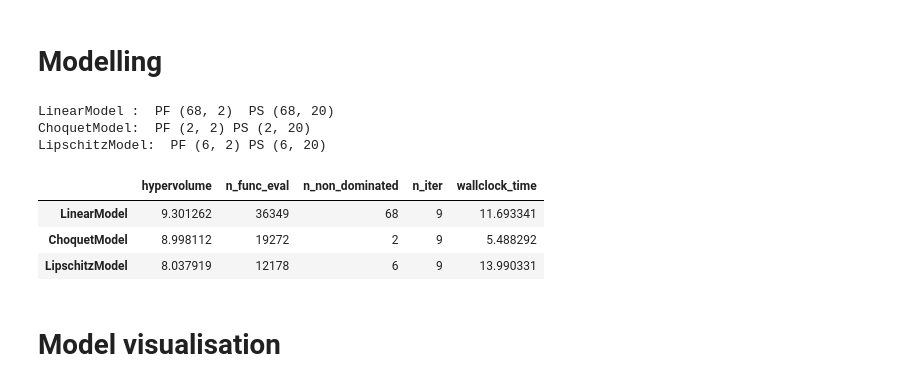
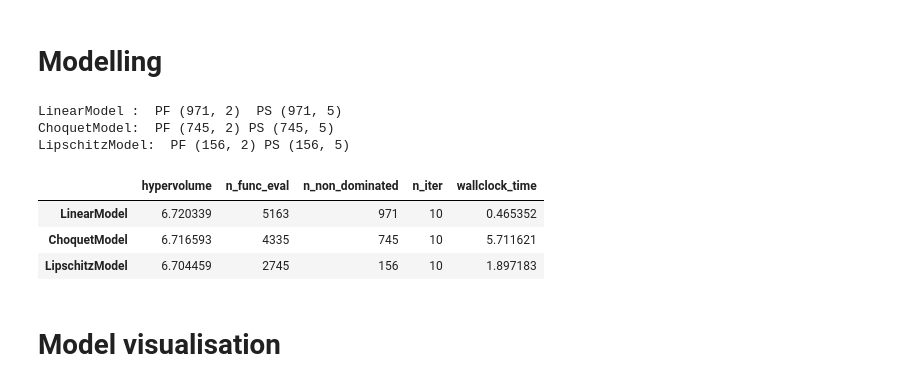
Before and after one commit to Trminh06-work/CAS, a Jupyter notebook: pymoo_lab.ipynb, the cells around one changed output. Cells and saved outputs as stored; diff of their text form; code cells hidden in the pictures.

```diff
--- a/pymoo_lab.ipynb
+++ b/pymoo_lab.ipynb
@@ -12,36 +15,48 @@ from utils import evaluate, visualise_weights
 # Modelling
 # %%
 # ZDT calling
-linear_model = LinearModel(problem = ZDT2(n_dim = 20), max_iter = 50, random_state = 42)
-choquet_model = ChoquetModel(problem = ZDT2(n_dim = 20), max_iter = 50, random_state = 42, method = 2)
-slip_model = LipschitzModel(problem = ZDT2(n_dim = 20), max_iter = 50, random_state = 42,
-                            type = "global_mon", num_k = 2, mon = [1, 1, 1]) # ZDT3 is bi-objective
+# linear_model = LinearModel(problem = ZDT1(n_dim = 5), max_iter = 10, random_state = 42)
+# choquet_model = ChoquetModel(problem = ZDT1(n_dim = 5), max_iter = 10, random_state = 42, method = 2)
+# slip_model = LipschitzModel(problem = ZDT1(n_dim = 5), max_iter = 10, random_state = 42,
+#                             type = "global_mon", num_k = 2, mon = [1, 1, 1]) # ZDT3 is bi-objective
 
 # # DTLZ calling
 # linear_model = LinearModel(problem = DTLZ1(n_dim = 20, n_obj = 3), max_iter = 50, random_state = 42)
 # choquet_model = ChoquetModel(problem = DTLZ1(n_dim = 20, n_obj = 3), max_iter = 50, random_state = 42, method = 2)
 # slip_model = LipschitzModel(problem = DTLZ1(n_dim = 20, n_obj = 3), max_iter = 50, random_state = 42,
 #                             type = "global_mon", num_k = 2, mon = [1, 1, 1])
+
+# Self-constructed calling
+linear_model = LinearModel(problem = ZDT1_Shifted(n_dim = 5), max_iter = 10, random_state = 42)
+choquet_model = ChoquetModel(problem = ZDT1_Shifted(n_dim = 5), max_iter = 10, random_state = 42, method = 2)
+slip_model = LipschitzModel(problem = ZDT1_Shifted(n_dim = 5), max_iter = 10, random_state = 42,
+                            type = "global_mon", num_k = 2, mon = [1, 1, 1])
+
+# linear_model = LinearModel(problem = ZDT2_Combined(n_dim = 10, order = [0, 1], C = 0.2), max_iter = 20, random_state = 42)
+# choquet_model = ChoquetModel(problem = ZDT2_Combined(n_dim = 10, order = [0, 1], C = 0.2), max_iter = 20, random_state = 42, method = 2)
+# slip_model = LipschitzModel(problem = ZDT2_Combined(n_dim = 10, order = [0, 1], C = 0.2), max_iter = 20, random_state = 42,
+#                             type = "global_mon", num_k = 2, mon = [1, 1, 1])
+
 
 # Let them solve
 linear_model.solve()
 choquet_model.solve()
 slip_model.solve()
 
 # Summary their performance metrics
 
 print(f"LinearModel :  PF {linear_model.PF.shape}  PS {linear_model.PS.shape}")
 print(f"ChoquetModel:  PF {choquet_model.PF.shape} PS {choquet_model.PS.shape}")
 print(f"LipschitzModel:  PF {slip_model.PF.shape} PS {slip_model.PS.shape}")
 evaluate([linear_model, choquet_model, slip_model])
 # %% [output]
-LinearModel :  PF (68, 2)  PS (68, 20)
-ChoquetModel:  PF (2, 2) PS (2, 20)
-LipschitzModel:  PF (6, 2) PS (6, 20)
+LinearModel :  PF (971, 2)  PS (971, 5)
+ChoquetModel:  PF (745, 2) PS (745, 5)
+LipschitzModel:  PF (156, 2) PS (156, 5)
 |  | hypervolume | n_func_eval | n_non_dominated | n_iter | wallclock_time |
-| LinearModel | 9.301262 | 36349 | 68 | 9 | 11.693341 |
-| ChoquetModel | 8.998112 | 19272 | 2 | 9 | 5.488292 |
-| LipschitzModel | 8.037919 | 12178 | 6 | 9 | 13.990331 |
+| LinearModel | 6.720339 | 5163 | 971 | 10 | 0.465352 |
+| ChoquetModel | 6.716593 | 4335 | 745 | 10 | 5.711621 |
+| LipschitzModel | 6.704459 | 2745 | 156 | 10 | 1.897183 |
 # %% [markdown]
 # Model visualisation
 # %%
```
Also changed, not shown: parts of 16 cells of this notebook, 1 other file.
